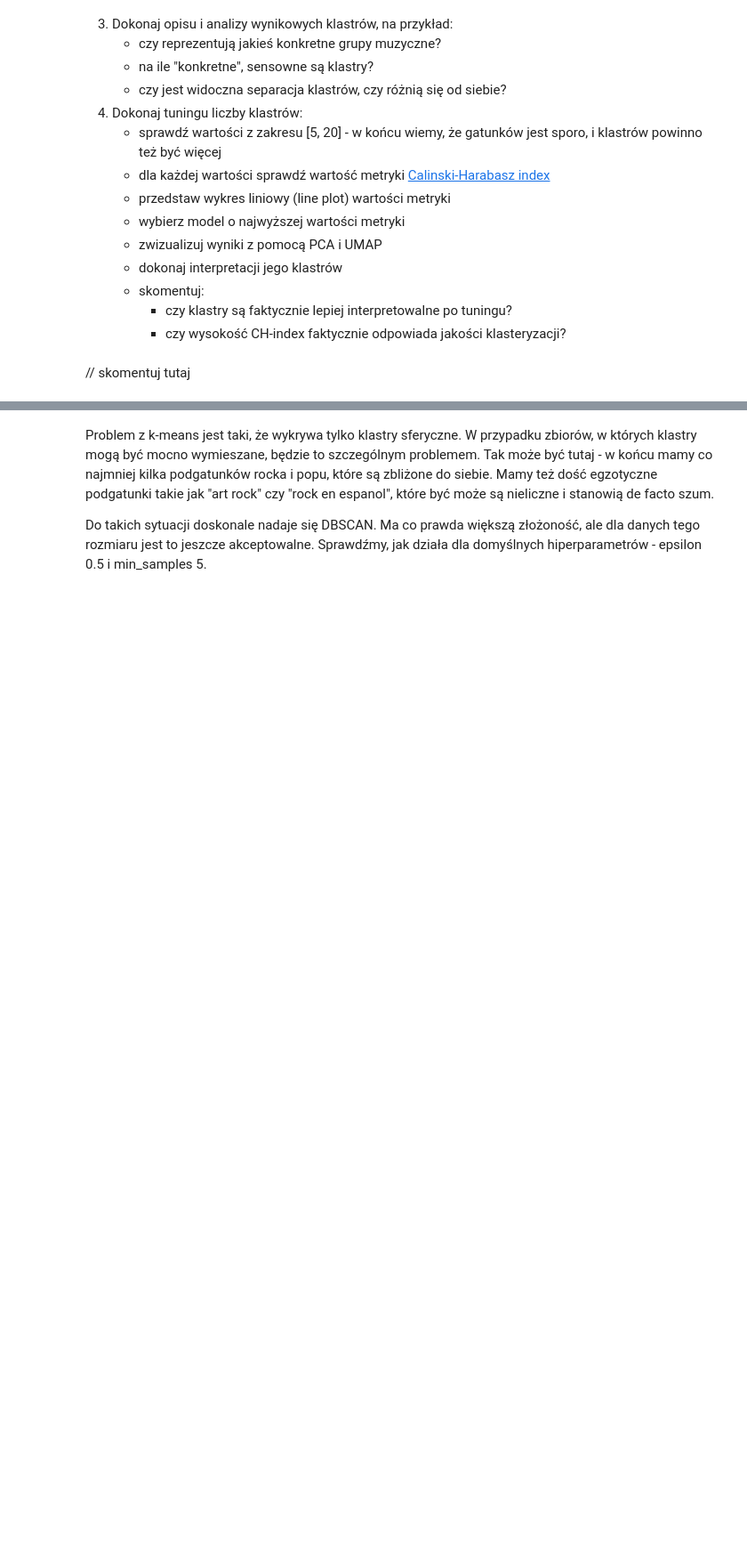
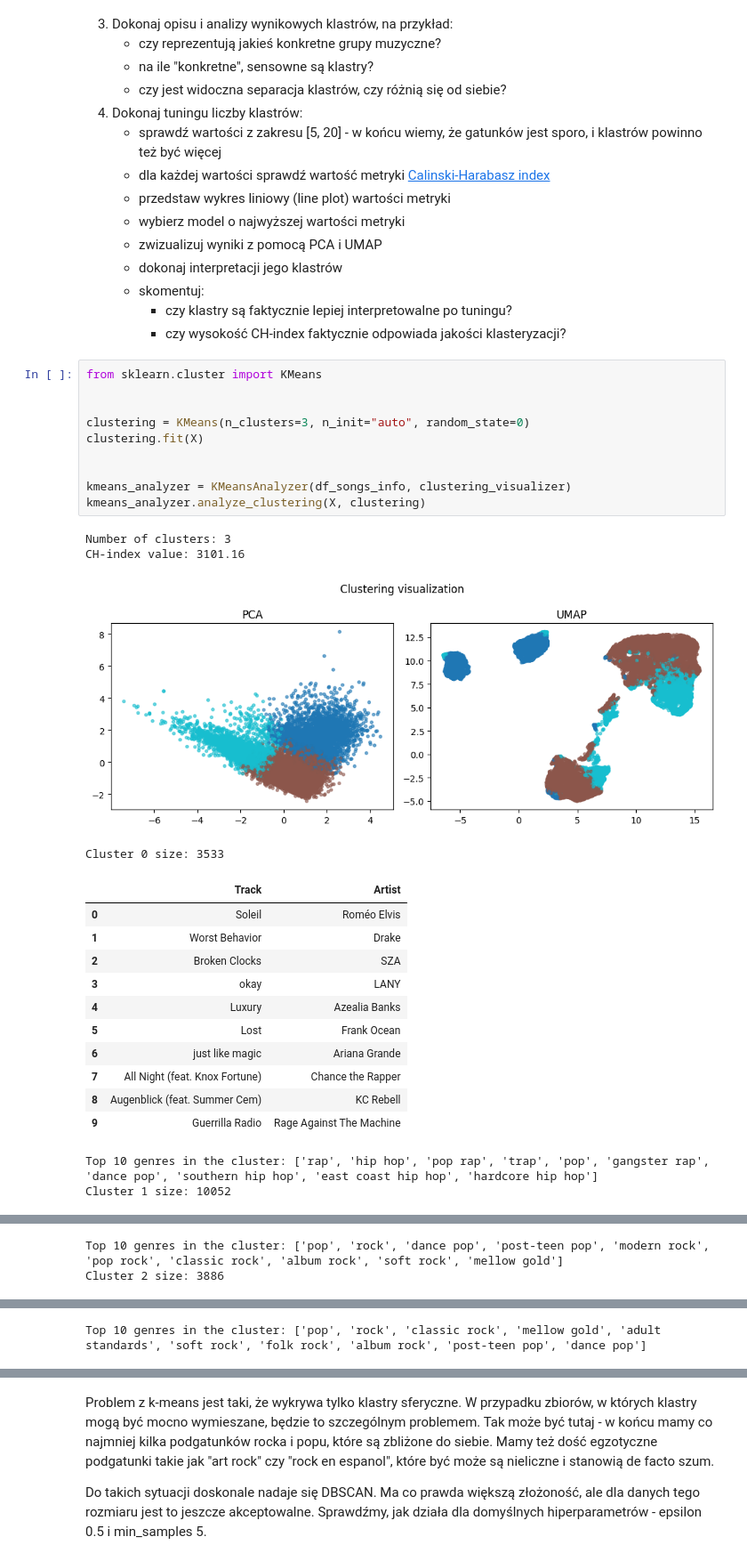
Before and after one commit to Jeremylaby/podstawy-uczenia-maszynowego-24-25, a Jupyter notebook: lab7/notebook.ipynb, the cells around one changed output, grey strips where cells are left out. Shown at 89% size. Drawn from its saved outputs; the diff is of its cells as text; blank space fills up the shorter version.

```diff
--- a/lab7/notebook.ipynb
+++ b/lab7/notebook.ipynb
@@ -484,5 +489,31 @@ Wygląda na to, że najpopularniejsze są pop i rock, a najbardziej "typowe" pio
    - skomentuj:
      - czy klastry są faktycznie lepiej interpretowalne po tuningu?
      - czy wysokość CH-index faktycznie odpowiada jakości klasteryzacji?
-# %% [markdown]
-// skomentuj tutaj
+# %%
+from sklearn.cluster import KMeans
+
+
+clustering = KMeans(n_clusters=3, n_init="auto", random_state=0)
+clustering.fit(X)
+
+
+kmeans_analyzer = KMeansAnalyzer(df_songs_info, clustering_visualizer)
+kmeans_analyzer.analyze_clustering(X, clustering)
+# %% [output]
+Number of clusters: 3
+CH-index value: 3101.16
+[figure, added]
+Cluster 0 size: 3533
+|  | Track | Artist |
+| 0 | Soleil | Roméo Elvis |
+| 1 | Worst Behavior | Drake |
+| 2 | Broken Clocks | SZA |
+| 3 | okay | LANY |
+| 4 | Luxury | Azealia Banks |
+| 5 | Lost | Frank Ocean |
+| 6 | just like magic | Ariana Grande |
+| 7 | All Night (feat. Knox Fortune) | Chance the Rapper |
+| 8 | Augenblick (feat. Summer Cem) | KC Rebell |
+| 9 | Guerrilla Radio | Rage Against The Machine |
+Top 10 genres in the cluster: ['rap', 'hip hop', 'pop rap', 'trap', 'pop', 'gangster rap', 'dance pop', 'southern hip hop', 'east coast hip hop', 'hardcore hip hop']
+Cluster 1 size: 10052
@@ -488,0 +531,2 @@ Wygląda na to, że najpopularniejsze są pop i rock, a najbardziej "typowe" pio
+Top 10 genres in the cluster: ['pop', 'rock', 'dance pop', 'post-teen pop', 'modern rock', 'pop rock', 'classic rock', 'album rock', 'soft rock', 'mellow gold']
+Cluster 2 size: 3886
@@ -488,0 +544 @@ Wygląda na to, że najpopularniejsze są pop i rock, a najbardziej "typowe" pio
+Top 10 genres in the cluster: ['pop', 'rock', 'classic rock', 'mellow gold', 'adult standards', 'soft rock', 'folk rock', 'album rock', 'post-teen pop', 'dance pop']
```
Also changed, not shown: parts of 21 cells of this notebook, 1 other file.
